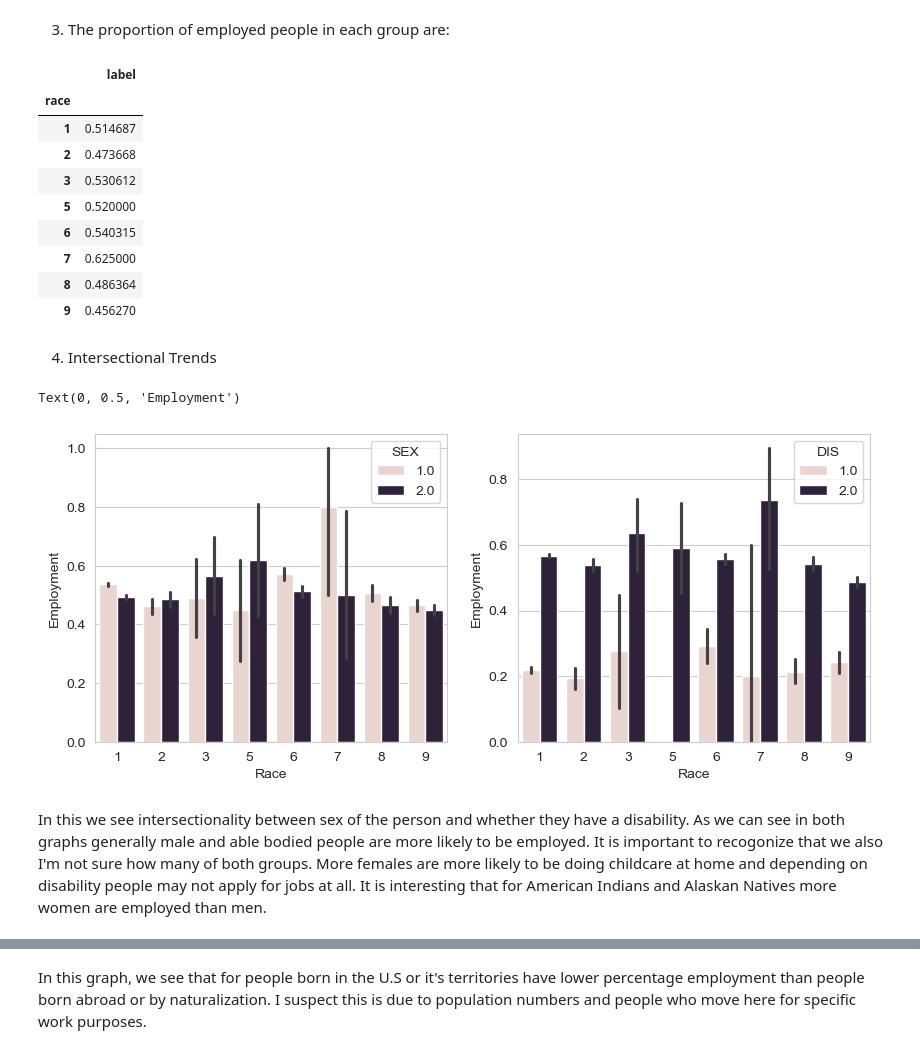
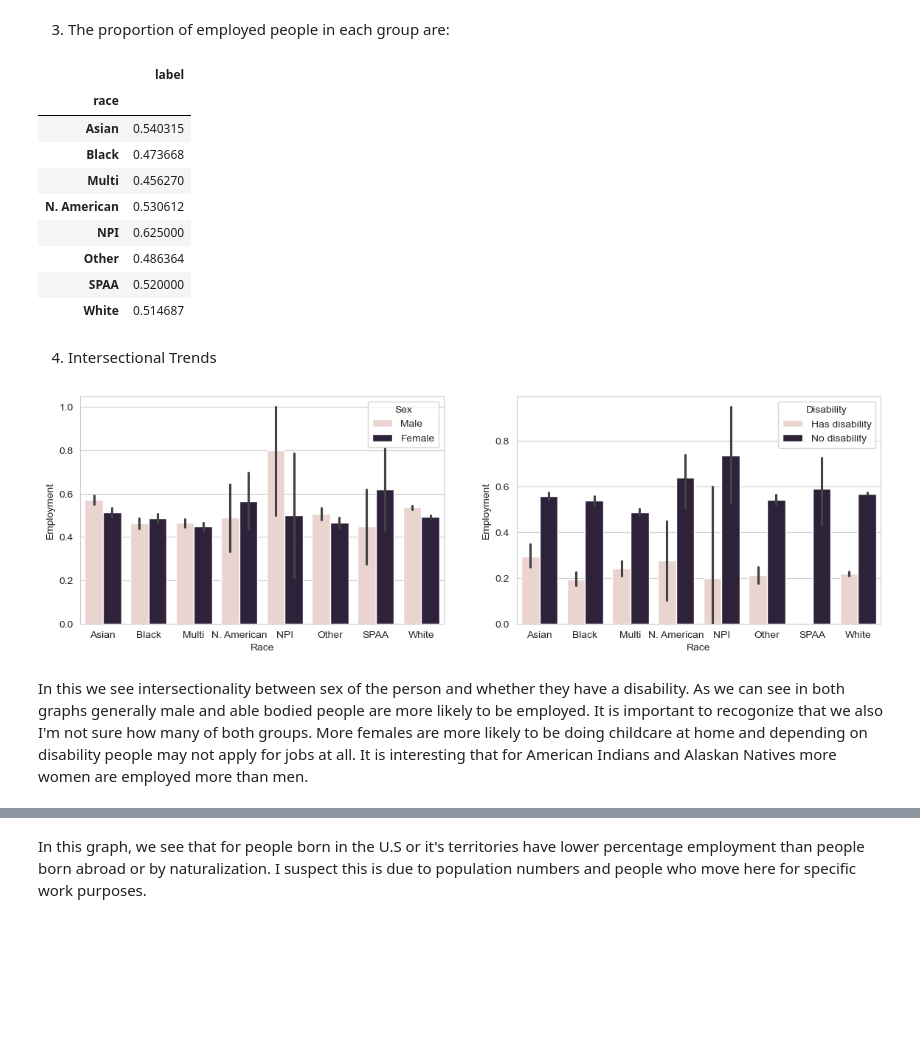
Before and after one commit to EpicET/EpicET.github.io, a Jupyter notebook: posts/blog3/index.ipynb, the cells around one changed output, grey strips where cells are left out. Saved outputs shown, nothing was run; the diff lists cells and outputs as text; code cells hidden in the pictures; blank space fills up the shorter version.

```diff
--- a/posts/blog3/index.ipynb
+++ b/posts/blog3/index.ipynb
@@ -93,0 +78,15 @@ df.head()
+# %%
+
+import pandas as pd
+df = pd.DataFrame(X_train, columns = features_to_use)
+df["race"] = group_train
+df["label"] = y_train
+
+relabeled = df.copy() # this is save to the original in case I need it later
+relabeled['race'] = relabeled['race'].replace({1: "White", 2: "Black", 3: "N. American", 4:"N. Alaskan",
+                      5:"SPAA",
+                      6:'Asian', 7: 'NPI', 8:'Other', 9: 'Multi'})
+
+relabeled['race'] = pd.Categorical(relabeled['race'])
+
+print(relabeled.head())
@@ -109,36 +117,39 @@ The proportion of employed indiviuals are 0.5077435897435898
 # %% [markdown]
 3. The proportion of employed people in each group are:
 # %%
-df.groupby('race')[['label']].aggregate('mean')
+relabeled.groupby('race')[['label']].aggregate('mean')
 # %% [output]
 |  | label |
 | race |  |
-| 1 | 0.514687 |
-| 2 | 0.473668 |
-| 3 | 0.530612 |
-| 5 | 0.520000 |
-| 6 | 0.540315 |
-| 7 | 0.625000 |
-| 8 | 0.486364 |
-| 9 | 0.456270 |
+| Asian | 0.540315 |
+| Black | 0.473668 |
+| Multi | 0.456270 |
+| N. American | 0.530612 |
+| NPI | 0.625000 |
+| Other | 0.486364 |
+| SPAA | 0.520000 |
+| White | 0.514687 |
 # %% [markdown]
 4. Intersectional Trends
 # %%
 import seaborn as sns
 from matplotlib import pyplot as plt
 
-fig, ax = plt.subplots(1, 2, figsize = (10, 4))
+fig, ax = plt.subplots(1, 2, figsize = (14, 4))
 
-plt1 = sns.barplot(df, x = "race", y = "label", hue="SEX", ax=ax[0])
+plt1 = sns.barplot(relabeled, x = "race", y = "label", hue="SEX", ax=ax[0])
 plt1.set_xlabel("Race")
 plt1.set_ylabel("Employment")
+handles, _ = plt1.get_legend_handles_labels()
+plt1.legend(handles=handles, title='Sex', labels=['Male', 'Female'])
 
-
-plt2 = sns.barplot(df, x = "race", y = "label", hue="DIS", ax=ax[1])
+plt2 = sns.barplot(relabeled, x = "race", y = "label", hue="DIS", ax=ax[1])
 plt2.set_xlabel("Race")
 plt2.set_ylabel("Employment")
+handles, _ = plt2.get_legend_handles_labels()
+plt2.legend(handles=handles, title='Disability', labels=['Has disability', 'No disability'])
+plt.show()
 # %% [output]
-Text(0, 0.5, 'Employment')
-[figure, old version]
+[figure, new version]
 # %% [markdown]
-In this we see intersectionality between sex of the person and whether they have a disability. As we can see in both graphs generally male and able bodied people are more likely to be employed. It is important to recogonize that we also I'm not sure how many of both groups. More females are more likely to be doing childcare at home and depending on disability people may not apply for jobs at all. It is interesting that for American Indians and Alaskan Natives more women are employed than men.
+In this we see intersectionality between sex of the person and whether they have a disability. As we can see in both graphs generally male and able bodied people are more likely to be employed. It is important to recogonize that we also I'm not sure how many of both groups. More females are more likely to be doing childcare at home and depending on disability people may not apply for jobs at all. It is interesting that for American Indians and Alaskan Natives more women are employed more than men.
```
Also changed, not shown: parts of 29 cells of this notebook.
